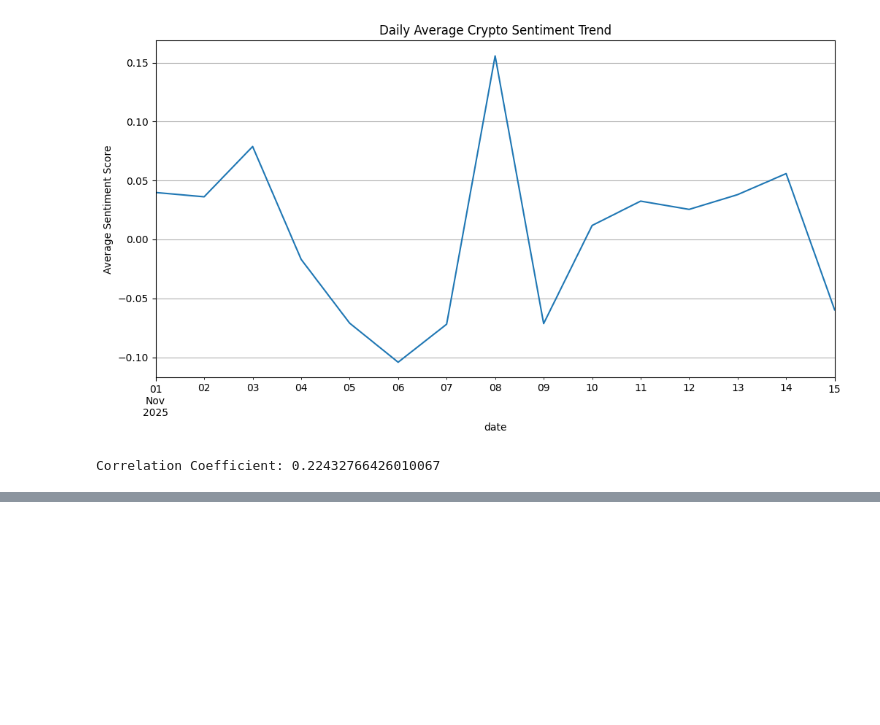
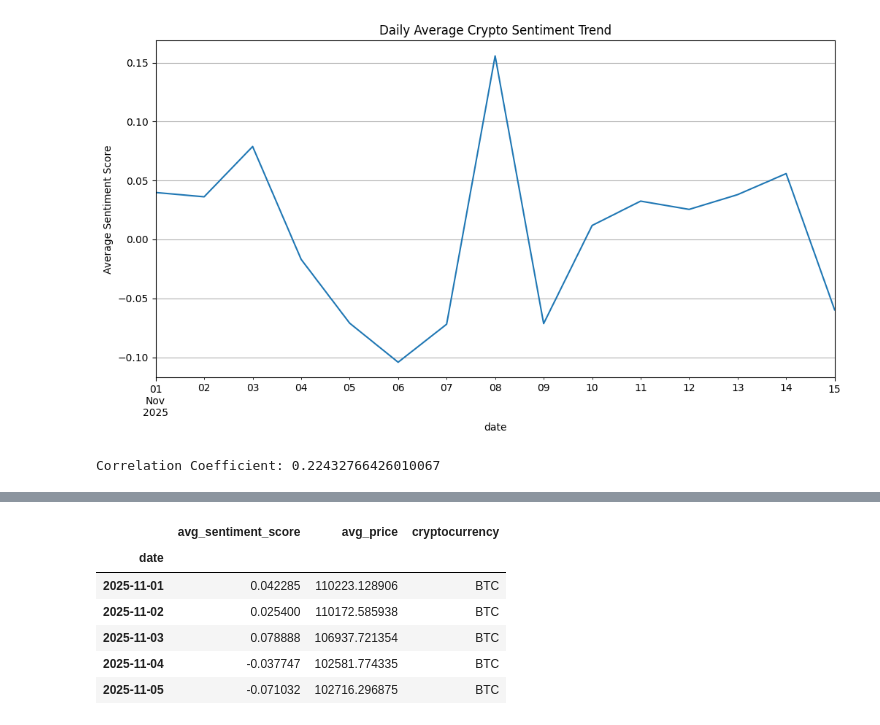
Before and after one commit to Ripa-Shah/Analyzing-Social-Sentiment-Data-to-determine-correlation-with-Cryptocurrency-Price, a Jupyter notebook: MIS584_Cryptocurrency_sentimentdata_and_prices_11_18_25.ipynb, the cells around one changed output, grey strips where cells are left out. Saved outputs shown, nothing was run; the diff lists cells and outputs as text; code cells hidden in the pictures; blank space fills up the shorter version.

```diff
--- a/MIS584_Cryptocurrency_sentimentdata_and_prices_11_18_25.ipynb
+++ b/MIS584_Cryptocurrency_sentimentdata_and_prices_11_18_25.ipynb
@@ -859 +861,11 @@ else:
+# %%
+df_daily_mean_BTC.head()
+# %% [output]
+|  | avg_sentiment_score | avg_price | cryptocurrency |
+| date |  |  |  |
+| 2025-11-01 | 0.042285 | 110223.128906 | BTC |
+| 2025-11-02 | 0.025400 | 110172.585938 | BTC |
+| 2025-11-03 | 0.078888 | 106937.721354 | BTC |
+| 2025-11-04 | -0.037747 | 102581.774335 | BTC |
+| 2025-11-05 | -0.071032 | 102716.296875 | BTC |
 # %%
```
Also changed, not shown: parts of 15 cells of this notebook.
